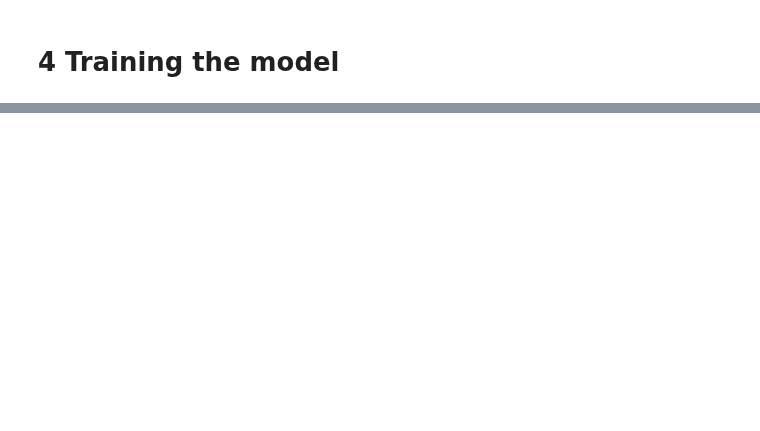
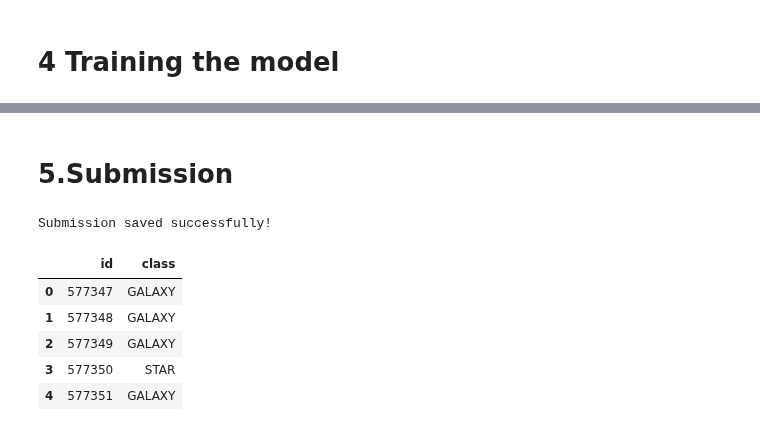
Before and after one commit to David-Langat/Kaggle, a Jupyter notebook: playground_series/predicting_stellar_class/predicting_stellar_class.ipynb, the cells around one changed output, grey strips where cells are left out. Saved outputs shown, nothing was run; the diff lists cells and outputs as text; code cells hidden in the pictures; blank space fills up the shorter version.

Commit message:
Submission section creation. Refactoring training section.

```diff
--- a/playground_series/predicting_stellar_class/predicting_stellar_class.ipynb
+++ b/playground_series/predicting_stellar_class/predicting_stellar_class.ipynb
@@ -373,3 +373,9 @@ preprocessed_numerical_train_df.head()
 # %% [markdown]
 # 4 Training the model
+# %%
+def prepare_training_data(df, target_col):
+    '''Splits the dataframe into training and testing datasets.'''
+    X = df.drop(columns=[target_col])
+    y = df[target_col]
+    return train_test_split(X, y, test_size=0.2, random_state=42)
 # %%
@@ -431,0 +460,32 @@ Baseline Accuracy: 0.9681
+# %% [markdown]
+# 5.Submission
+# %%
+# 1. Prepare test data
+test_X = test_df.copy()
+test_X = test_X.drop(columns=['id'])
+
+# Map 'galaxy_population' the same as train_df (Red_Sequence -> 0, Blue_Cloud -> 1)
+test_X['galaxy_population'] = test_X['galaxy_population'].map({'Red_Sequence': 0, 'Blue_Cloud': 1})
+
+# One-hot encode 'spectral_type'
+test_X = pd.get_dummies(test_X, columns=['spectral_type'], drop_first=True, dtype=int)
+
+# Align column order with training data and fill any missing dummy columns with 0
+test_X = test_X.reindex(columns=X_train.columns, fill_value=0)
+
+# 2. Make predictions and map numerical predictions back to string labels
+reverse_class_mapping = {0: 'GALAXY', 1: 'QSO', 2: 'STAR'}
+submission_df['class'] = pd.Series(model.predict(test_X)).map(reverse_class_mapping)
+
+# 3. Save submission file
+submission_df.to_csv('submission.csv', index=False)
+print("Submission saved successfully!")
+submission_df.head()
+# %% [output]
+Submission saved successfully!
+|  | id | class |
+| 0 | 577347 | GALAXY |
+| 1 | 577348 | GALAXY |
+| 2 | 577349 | GALAXY |
+| 3 | 577350 | STAR |
+| 4 | 577351 | GALAXY |
```
Also changed, not shown: parts of 4 cells of this notebook.
